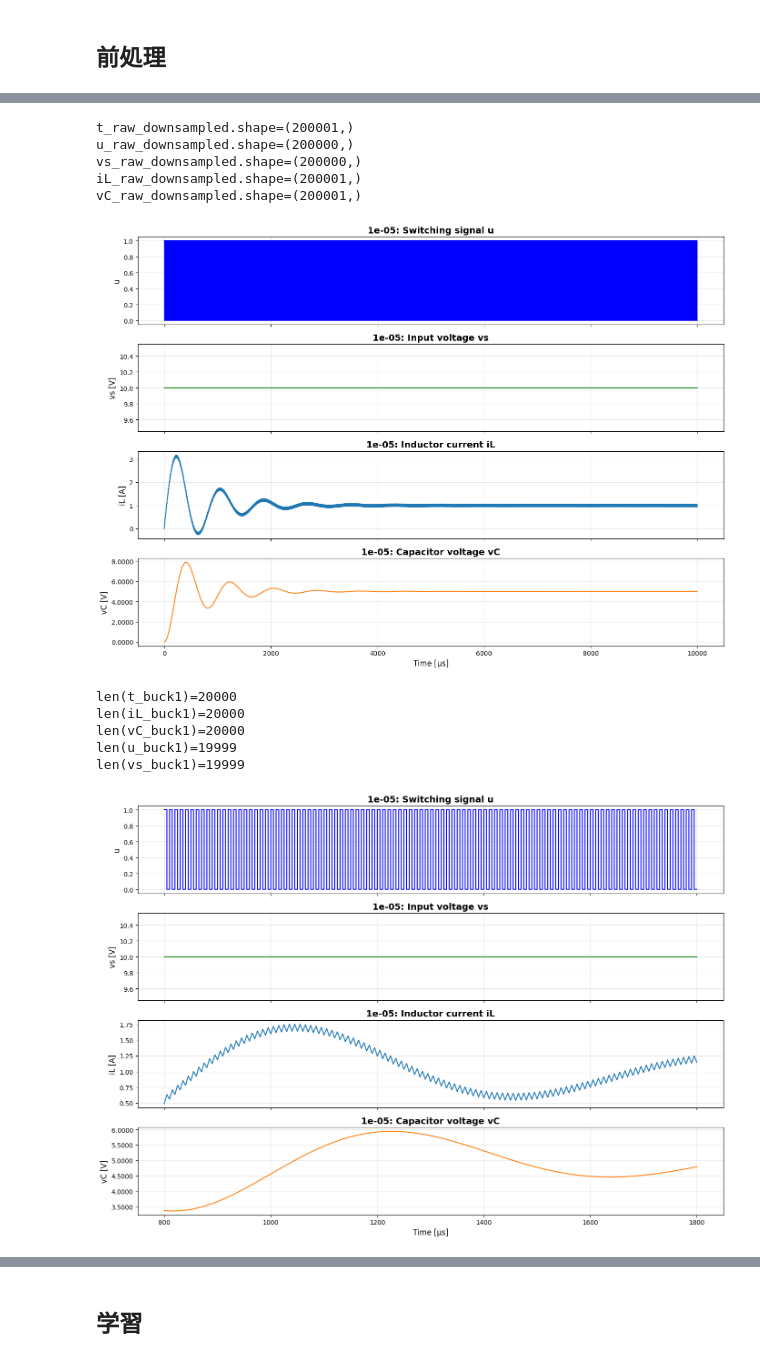
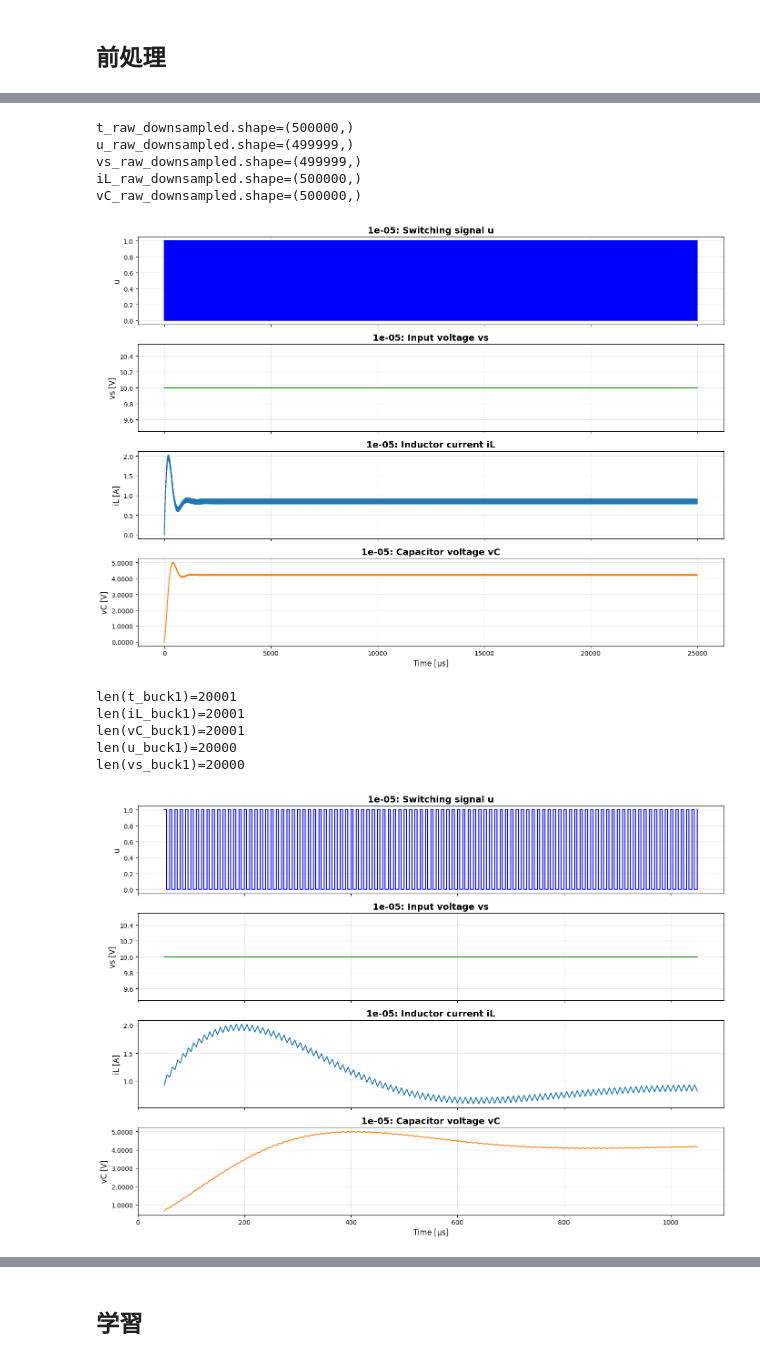
Before and after one commit to University-Laboratory/rnn-pann, a Jupyter notebook: actual_machine_notebooks/note5/note.ipynb, the cells around one changed output, grey strips where cells are left out. Saved outputs shown, nothing was run; the diff lists cells and outputs as text; code cells hidden in the pictures.

```diff
--- a/actual_machine_notebooks/note5/note.ipynb
+++ b/actual_machine_notebooks/note5/note.ipynb
@@ -41,7 +41,8 @@ keep_log: bool = False
 @dataclass(frozen=True)
 class Params:
     # data_path: str = path_list.path2
-    data_path: str = "../../data/buck_sim_Vin10.0_Vref5.0_fs100000.0_ppc1000_cyc1000/buck_sim_Vin10.0_Vref5.0_fs100000.csv"
+    # data_path: str = "../../data/buck_sim_Vin10.0_Vref5.0_fs100000.0_ppc1000_cyc1000/buck_sim_Vin10.0_Vref5.0_fs100000.csv"
+    data_path: str = "../../data/OpenLoop_Nr_2050_TS_5e-8.csv"
 
     # 真値パラメータ
     L_true: float = 223.6e-6
@@ -50,6 +51,8 @@ class Params:
     L_init = 200e-6
     C_init = 100e-6
     R_init = 8.0
+
+    dt: float = 5e-8
 
     Vin: int = 10
     f_sw: float = 1e5  # スイッチング周波数
@@ -85,11 +88,13 @@ if keep_log:
 ## 前処理
 # %%
 # time_label = "TIME"
-time_label = "t"
+# time_label = "t"
+time_label = "Time"
 # iL_label = "CH2"
 iL_label = "iL"
 # vC_label = "CH1"
-vC_label = "vC"
+# vC_label = "vC"
+vC_label = "vo"
 
 # データの読み込み
 # df = pd.read_csv(params.data_path)
@@ -171,12 +176,12 @@ fig, ax = plot_u_vs_iL_vC(
     params.T,
 )
 # %% [output]
-t_raw_downsampled.shape=(200001,)
-u_raw_downsampled.shape=(200000,)
-vs_raw_downsampled.shape=(200000,)
-iL_raw_downsampled.shape=(200001,)
-vC_raw_downsampled.shape=(200001,)
+t_raw_downsampled.shape=(500000,)
+u_raw_downsampled.shape=(499999,)
+vs_raw_downsampled.shape=(499999,)
+iL_raw_downsampled.shape=(500000,)
+vC_raw_downsampled.shape=(500000,)
-[figure, old version]
+[figure, new version]
 # %%
 # FIRフィルター
 fs_raw = 1.0 / np.mean(np.diff(t_raw_downsampled))
@@ -187,40 +192,42 @@ iL_filt1 = filtfilt(b_iL, [1.0], iL_raw_downsampled)
 vC_filt1 = filtfilt(b_vC, [1.0], vC_raw_downsampled)
 
 # 先頭から 100 周期分を切り出す
-mask = (t_raw_downsampled > params.T * 80) & (t_raw_downsampled <= params.T * 180)
+mask = (t_raw_downsampled > params.T * 5) & (t_raw_downsampled <= params.T * 105)
 t_buck1 = t_raw_downsampled[mask]
-iL_buck1 = iL_filt1[mask]
-vC_buck1 = vC_filt1[mask]
+iL_buck1 = iL_raw_downsampled[mask]
+# iL_buck1 = iL_filt1[mask]
+vC_buck1 = vC_raw_downsampled[mask]
+# vC_buck1 = vC_filt1[mask]
 u_buck1 = u_raw_downsampled[mask[1:]]
 vs_buck1 = vs_raw_downsampled[mask[1:]]
 
 u_buck1 = u_buck1[1:]
 vs_buck1 = vs_buck1[1:]
 
 print(f"{len(t_buck1)=}")
 print(f"{len(iL_buck1)=}")
 print(f"{len(vC_buck1)=}")
 print(f"{len(u_buck1)=}")
 print(f"{len(vs_buck1)=}")
 
 fig, ax = plot_u_vs_iL_vC(
     t_buck1,
     u_buck1,
     vs_buck1,
     iL_buck1,
     vC_buck1,
     params.T,
 )
 
 if keep_log:
     save_figure_to_log(
         fig, "BuckConverterCellの入力波形", result_dir, "BuckConverterCellの入力波形"
     )
 # %% [output]
-len(t_buck1)=20000
-len(iL_buck1)=20000
-len(vC_buck1)=20000
-len(u_buck1)=19999
-len(vs_buck1)=19999
+len(t_buck1)=20001
+len(iL_buck1)=20001
+len(vC_buck1)=20001
+len(u_buck1)=20000
+len(vs_buck1)=20000
-[figure, old version]
+[figure, new version]
 # %%
```
Also changed, not shown: parts of 14 cells of this notebook, 1 other file.
